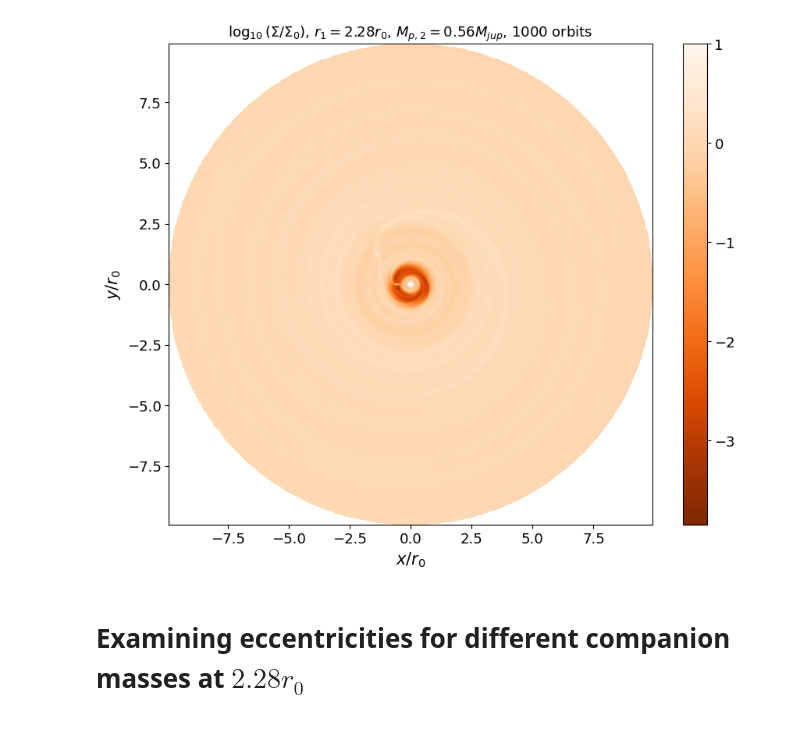
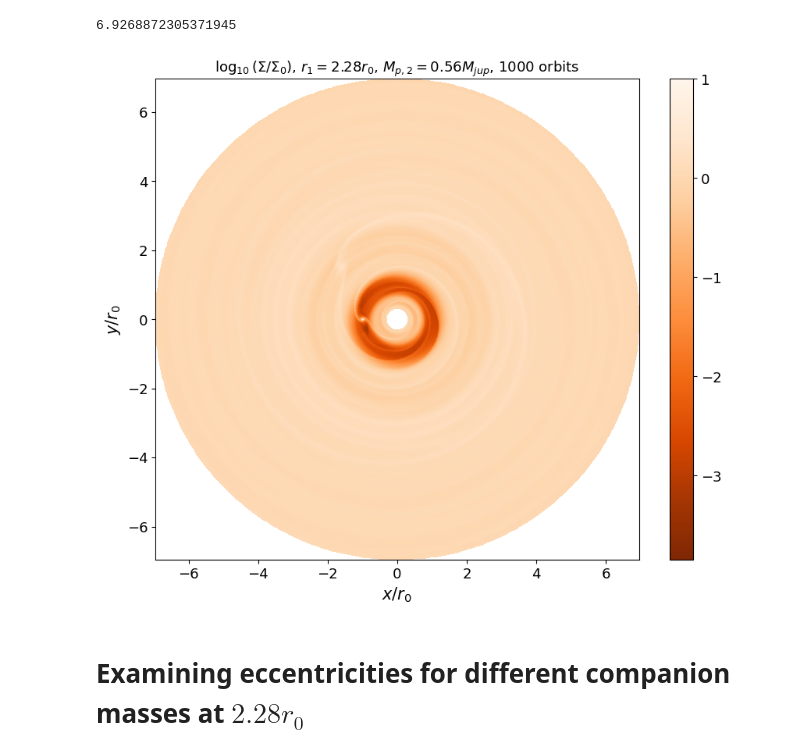
Before and after one commit to CatharinaHock/Bachelor_thesis_home, a Jupyter notebook: jupyter notebooks/thesis_suited_plots_maybe/radmc3d_sims/Examining_eccentricity_companion.ipynb, the cells around one changed output. Drawn from its saved outputs; the diff is of its cells as text; code cells hidden in the pictures.

```diff
--- a/jupyter notebooks/thesis_suited_plots_maybe/radmc3d_sims/Examining_eccentricity_companion.ipynb
+++ b/jupyter notebooks/thesis_suited_plots_maybe/radmc3d_sims/Examining_eccentricity_companion.ipynb
@@ -58,28 +58,32 @@ frame = frames[-1]
 # %%
 ## make this a round plot so I know what's going on.
 
 Nr = 300
 Nphi = 384
 
+path = paths[0]
 r_list = np.fromfile(f"{path}/domain_y.dat", sep="\n")[3:-4]
 phi = np.linspace(0, 2*np.pi, Nphi)
+print(r_list[-1])
+
 
 R, PHI = np.meshgrid(r_list, phi, indexing='ij')
 
 X = R*np.cos(PHI)
 Y = R*np.sin(PHI)
 a=1
 plt.figure(figsize=(10,8))
 plt.pcolormesh(X, Y,np.log10(rho_cube[a][-1])-np.log10(rho_cube[a][0]),cmap=cm.Oranges_r, clim=(1,-3.5))
 plt.title(f"$\\log_{{10}} \\left(\\Sigma/\\Sigma_0\\right)$, {titles[a]}, {(frames[-1])*10} orbits")
 plt.colorbar()
 plt.xlabel("$x/r_0$")
 plt.ylabel("$y/r_0$")
 #plt.xlim(-3,3)
 #plt.ylim(-3,3)
 plt.savefig("img/fargo_cartesian_fiducial.PNG")
 # %% [output]
+6.9268872305371945
-[figure, old version]
+[figure, new version]
 # %% [markdown]
 # Examining eccentricities for different companion masses at $2.28 r_0$
 # %%
```
Also changed, not shown: parts of 2 cells of this notebook, 33 other files.
